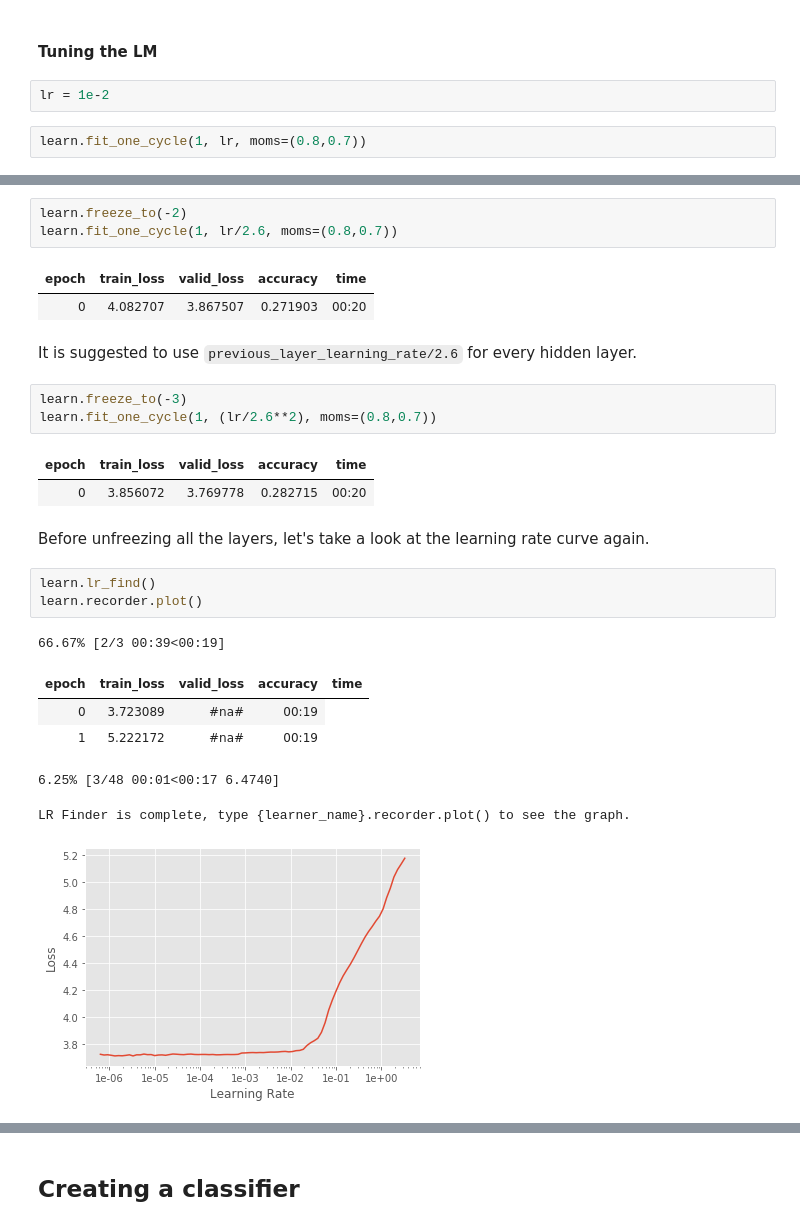
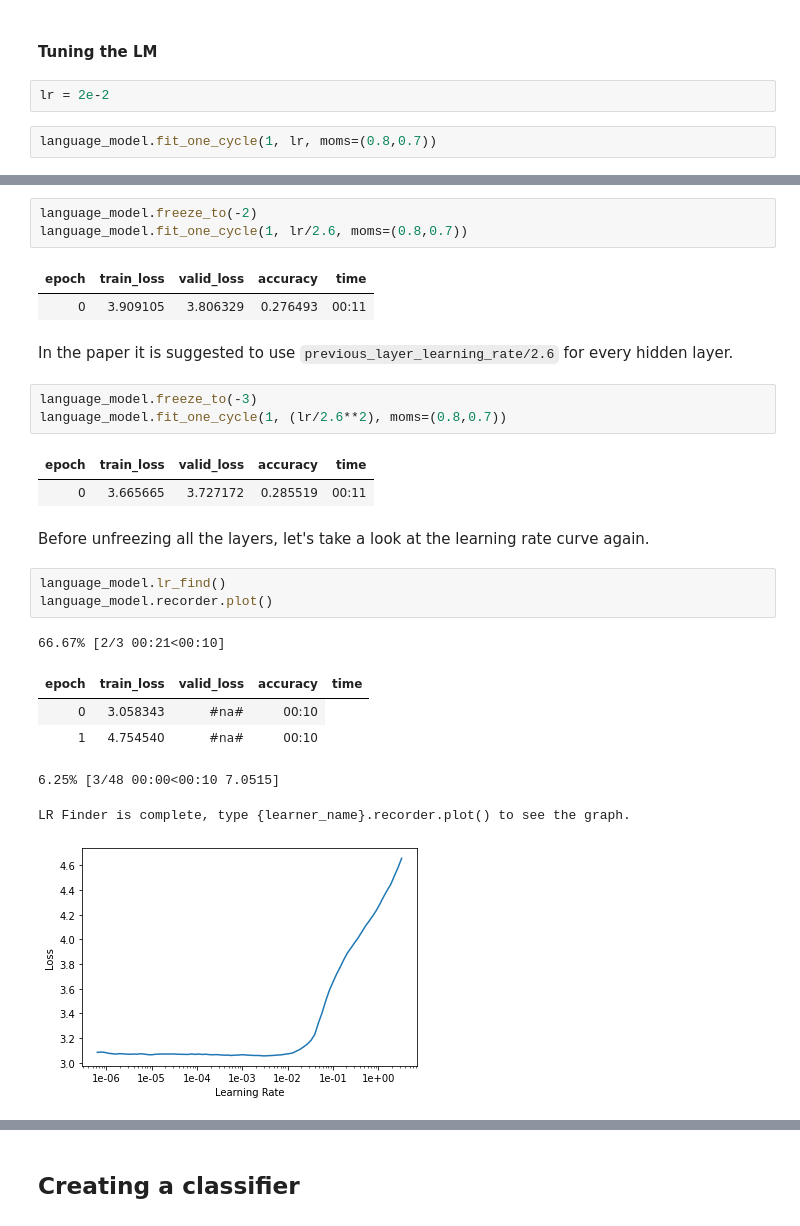
Before and after one commit to Claussss/ULMFiT_Sentiment, a Jupyter notebook: main.ipynb, the cells around one changed output, grey strips where cells are left out. Cells and saved outputs as stored; diff of their text form.

```diff
--- a/main.ipynb
+++ b/main.ipynb
@@ -302,8 +392,8 @@ LR Finder is complete, type {learner_name}.recorder.plot() to see the graph.
 # %% [markdown]
 #### Tuning the LM
 # %%
-lr = 1e-2
+lr = 2e-2
 # %%
-learn.fit_one_cycle(1, lr, moms=(0.8,0.7))
+language_model.fit_one_cycle(1, lr, moms=(0.8,0.7))
 # %% [output]
 | epoch | train_loss | valid_loss | accuracy | time |
@@ -323,28 +416,28 @@ I am going to unfreeze last 2 layers and train the model again.
 # %%
-learn.freeze_to(-2)
-learn.fit_one_cycle(1, lr/2.6, moms=(0.8,0.7))
+language_model.freeze_to(-2)
+language_model.fit_one_cycle(1, lr/2.6, moms=(0.8,0.7))
 # %% [output]
 | epoch | train_loss | valid_loss | accuracy | time |
-| 0 | 4.082707 | 3.867507 | 0.271903 | 00:20 |
+| 0 | 3.909105 | 3.806329 | 0.276493 | 00:11 |
 # %% [markdown]
-It is suggested to use `previous_layer_learning_rate/2.6` for every hidden layer.
+In the paper it is suggested to use `previous_layer_learning_rate/2.6` for every hidden layer.
 # %%
-learn.freeze_to(-3)
-learn.fit_one_cycle(1, (lr/2.6**2), moms=(0.8,0.7))
+language_model.freeze_to(-3)
+language_model.fit_one_cycle(1, (lr/2.6**2), moms=(0.8,0.7))
 # %% [output]
 | epoch | train_loss | valid_loss | accuracy | time |
-| 0 | 3.856072 | 3.769778 | 0.282715 | 00:20 |
+| 0 | 3.665665 | 3.727172 | 0.285519 | 00:11 |
 # %% [markdown]
 Before unfreezing all the layers, let's take a look at the learning rate curve again.
 # %%
-learn.lr_find()
-learn.recorder.plot()
+language_model.lr_find()
+language_model.recorder.plot()
 # %% [output]
-66.67% [2/3 00:39<00:19]
+66.67% [2/3 00:21<00:10]
 | epoch | train_loss | valid_loss | accuracy | time |
-| 0 | 3.723089 | #na# | 00:19 |
-| 1 | 5.222172 | #na# | 00:19 |
+| 0 | 3.058343 | #na# | 00:10 |
+| 1 | 4.754540 | #na# | 00:10 |
-6.25% [3/48 00:01<00:17 6.4740]
+6.25% [3/48 00:00<00:10 7.0515]
 LR Finder is complete, type {learner_name}.recorder.plot() to see the graph.
-[figure, old version]
+[figure, new version]
 # %%
```
Also changed, not shown: parts of 69 cells of this notebook.
